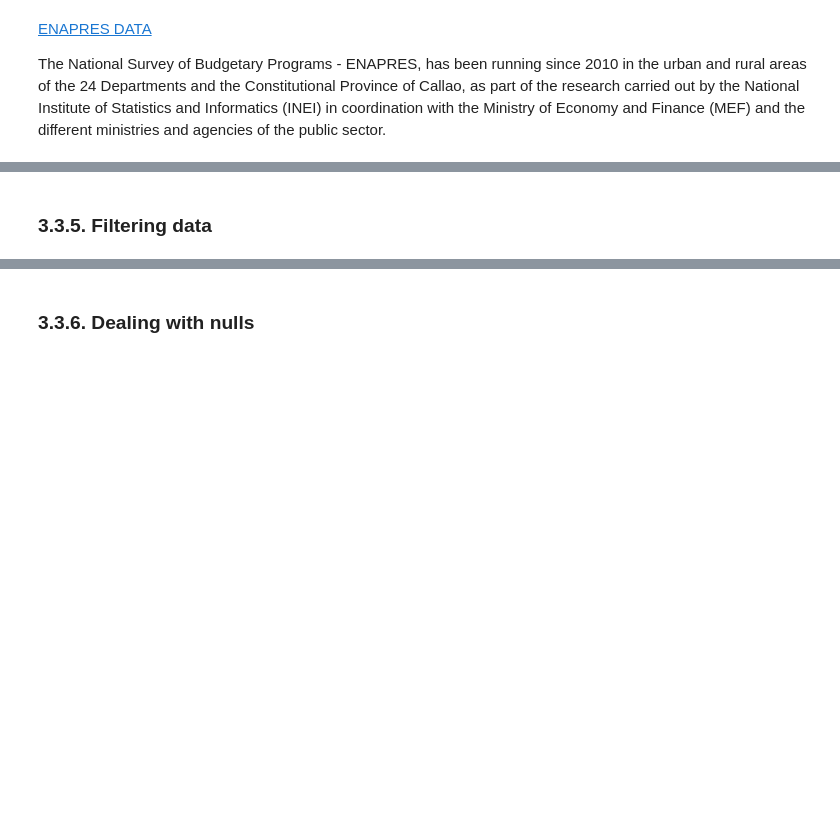
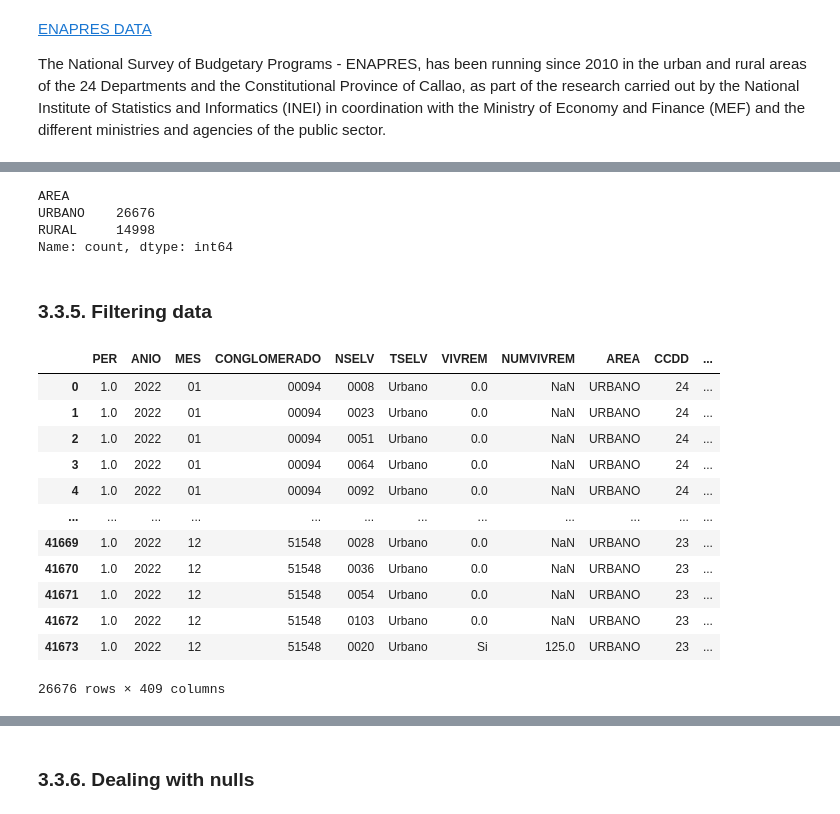
Before and after one commit to qlab-intro-python/ccss-gp-2024, a Jupyter notebook: 3. Pandas/03_Pandas.ipynb, the cells around one changed output, grey strips where cells are left out. Drawn from its saved outputs; the diff is of its cells as text; code cells hidden in the pictures; blank space fills up the shorter version.

```diff
--- a/3. Pandas/03_Pandas.ipynb
+++ b/3. Pandas/03_Pandas.ipynb
@@ -594,10 +981,32 @@ enapres2022
+# %%
+enapres2022.AREA.value_counts()
+# %% [output]
+AREA
+URBANO    26676
+RURAL     14998
+Name: count, dtype: int64
 # %% [markdown]
 ### 3.3.5. <a id='3.3.5'>Filtering data</a>
 # %%
 # select observations
 # when we create a sample from our data, copy the object.
 df_urban_main = enapres2022.loc[ enapres2022.AREA == 'URBANO', : ]
+df_urban_main = enapres2022[ enapres2022.AREA == 'URBANO']
 df_urban_main
+# %% [output]
+|  | PER | ANIO | MES | CONGLOMERADO | NSELV | TSELV | VIVREM | NUMVIVREM | AREA | CCDD | ... |
+| 0 | 1.0 | 2022 | 01 | 00094 | 0008 | Urbano | 0.0 | NaN | URBANO | 24 | ... |
+| 1 | 1.0 | 2022 | 01 | 00094 | 0023 | Urbano | 0.0 | NaN | URBANO | 24 | ... |
+| 2 | 1.0 | 2022 | 01 | 00094 | 0051 | Urbano | 0.0 | NaN | URBANO | 24 | ... |
+| 3 | 1.0 | 2022 | 01 | 00094 | 0064 | Urbano | 0.0 | NaN | URBANO | 24 | ... |
+| 4 | 1.0 | 2022 | 01 | 00094 | 0092 | Urbano | 0.0 | NaN | URBANO | 24 | ... |
+| ... | ... | ... | ... | ... | ... | ... | ... | ... | ... | ... | ... |
+| 41669 | 1.0 | 2022 | 12 | 51548 | 0028 | Urbano | 0.0 | NaN | URBANO | 23 | ... |
+| 41670 | 1.0 | 2022 | 12 | 51548 | 0036 | Urbano | 0.0 | NaN | URBANO | 23 | ... |
+| 41671 | 1.0 | 2022 | 12 | 51548 | 0054 | Urbano | 0.0 | NaN | URBANO | 23 | ... |
+| 41672 | 1.0 | 2022 | 12 | 51548 | 0103 | Urbano | 0.0 | NaN | URBANO | 23 | ... |
+| 41673 | 1.0 | 2022 | 12 | 51548 | 0020 | Urbano | Si | 125.0 | URBANO | 23 | ... |
+26676 rows × 409 columns
 # %%
 df_urban = df_urban_main.loc[ df_urban_main.RESFIN == 'Completa', : ]
 df_urban
```
Also changed, not shown: parts of 88 cells of this notebook, 13 other files.
